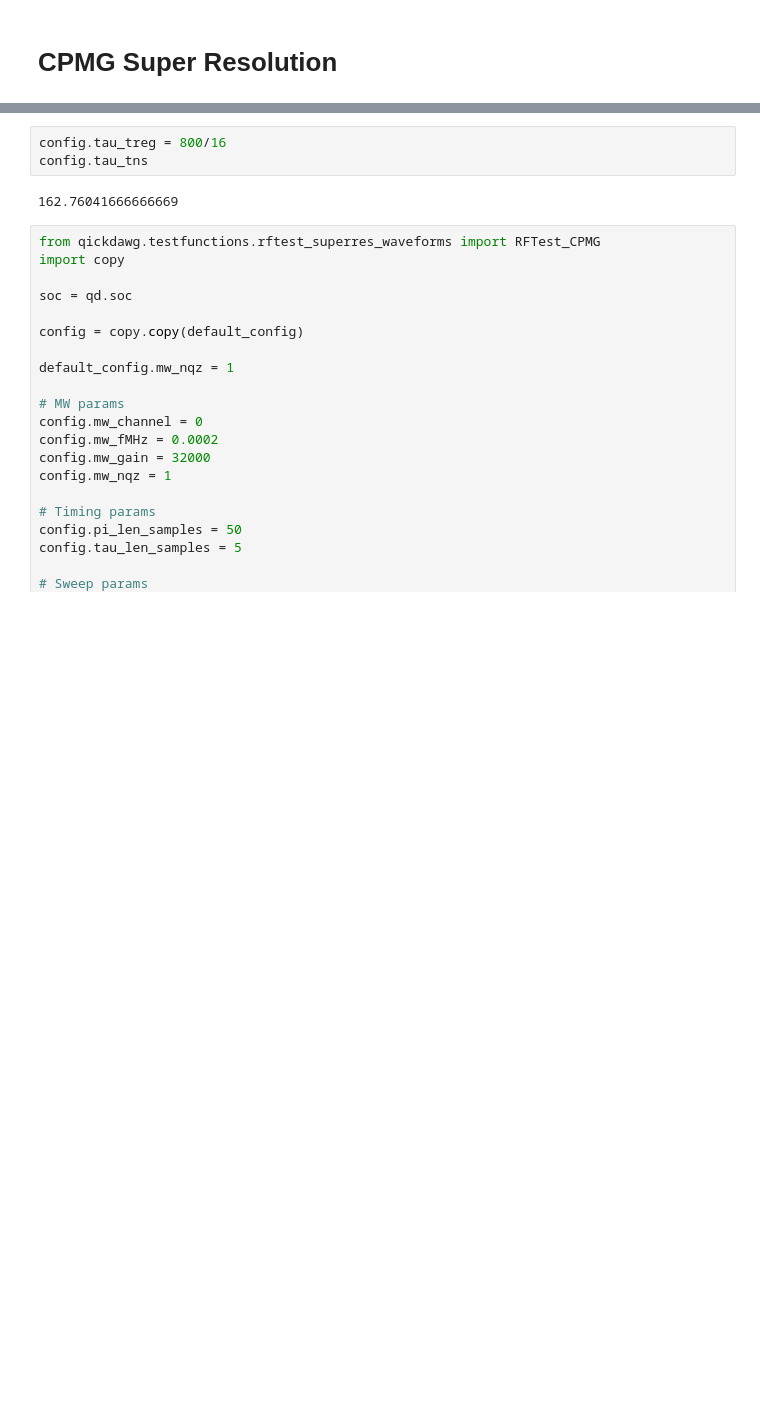
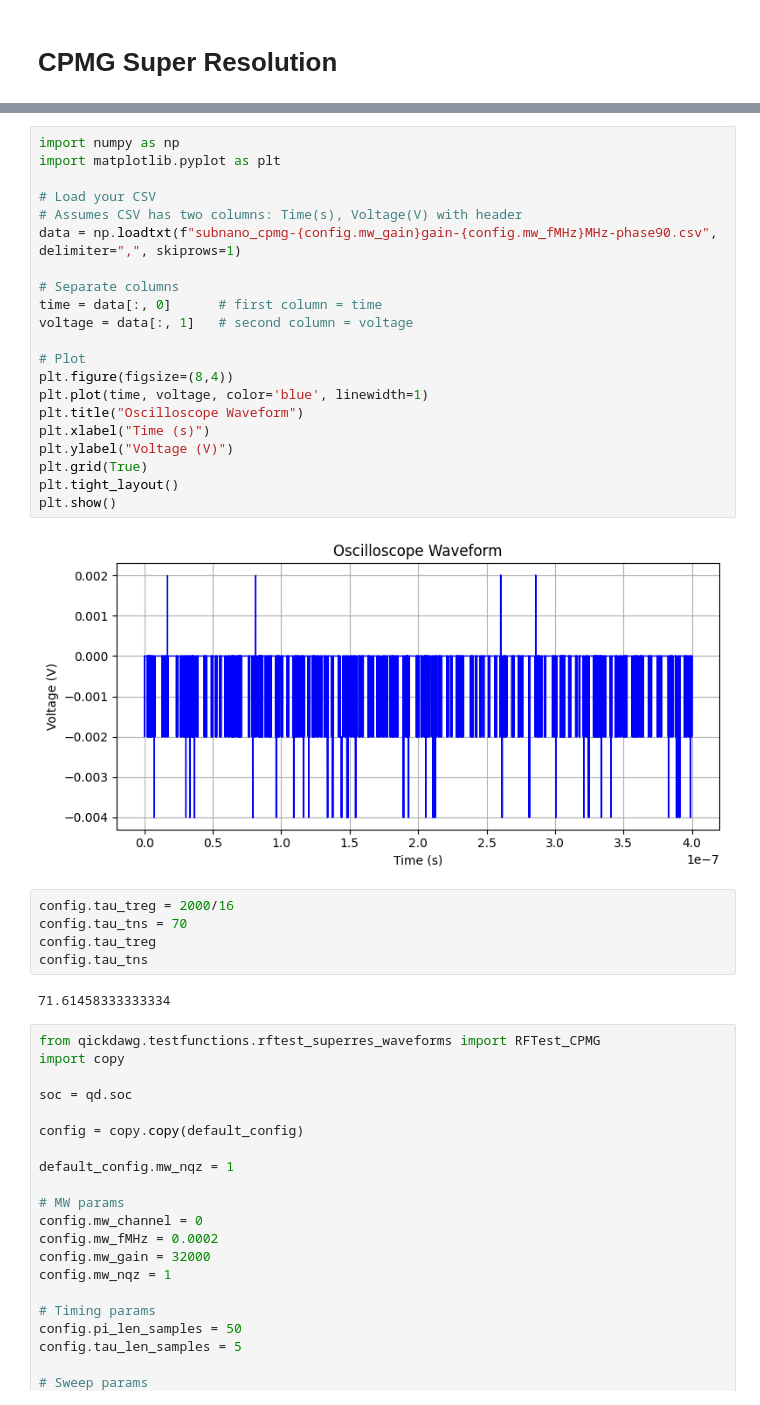
Before and after one commit to vsmar/qick-dawg, a Jupyter notebook: jupyter_notebooks/cpmg_test_notebook.ipynb, the cells around one changed output, grey strips where cells are left out. Cells and saved outputs as stored; diff of their text form; blank space fills up the shorter version.

```diff
--- a/jupyter_notebooks/cpmg_test_notebook.ipynb
+++ b/jupyter_notebooks/cpmg_test_notebook.ipynb
@@ -94,8 +127,33 @@ prog.run_rounds(
+# %%
+import numpy as np
+import matplotlib.pyplot as plt
+
+# Load your CSV
+# Assumes CSV has two columns: Time(s), Voltage(V) with header
+data = np.loadtxt(f"subnano_cpmg-{config.mw_gain}gain-{config.mw_fMHz}MHz-phase90.csv", delimiter=",", skiprows=1)
+
+# Separate columns
+time = data[:, 0]      # first column = time
+voltage = data[:, 1]   # second column = voltage
+
+# Plot
+plt.figure(figsize=(8,4))
+plt.plot(time, voltage, color='blue', linewidth=1)
+plt.title("Oscilloscope Waveform")
+plt.xlabel("Time (s)")
+plt.ylabel("Voltage (V)")
+plt.grid(True)
+plt.tight_layout()
+plt.show()
+# %% [output]
+[figure, added]
 # %%
-config.tau_treg = 800/16
+config.tau_treg = 2000/16
+config.tau_tns = 70
+config.tau_treg
 config.tau_tns
 # %% [output]
-162.76041666666669
+71.61458333333334
 # %%
 from qickdawg.testfunctions.rftest_superres_waveforms import RFTest_CPMG
 import copy
```
Also changed, not shown: parts of 6 cells of this notebook, 25 other files.
